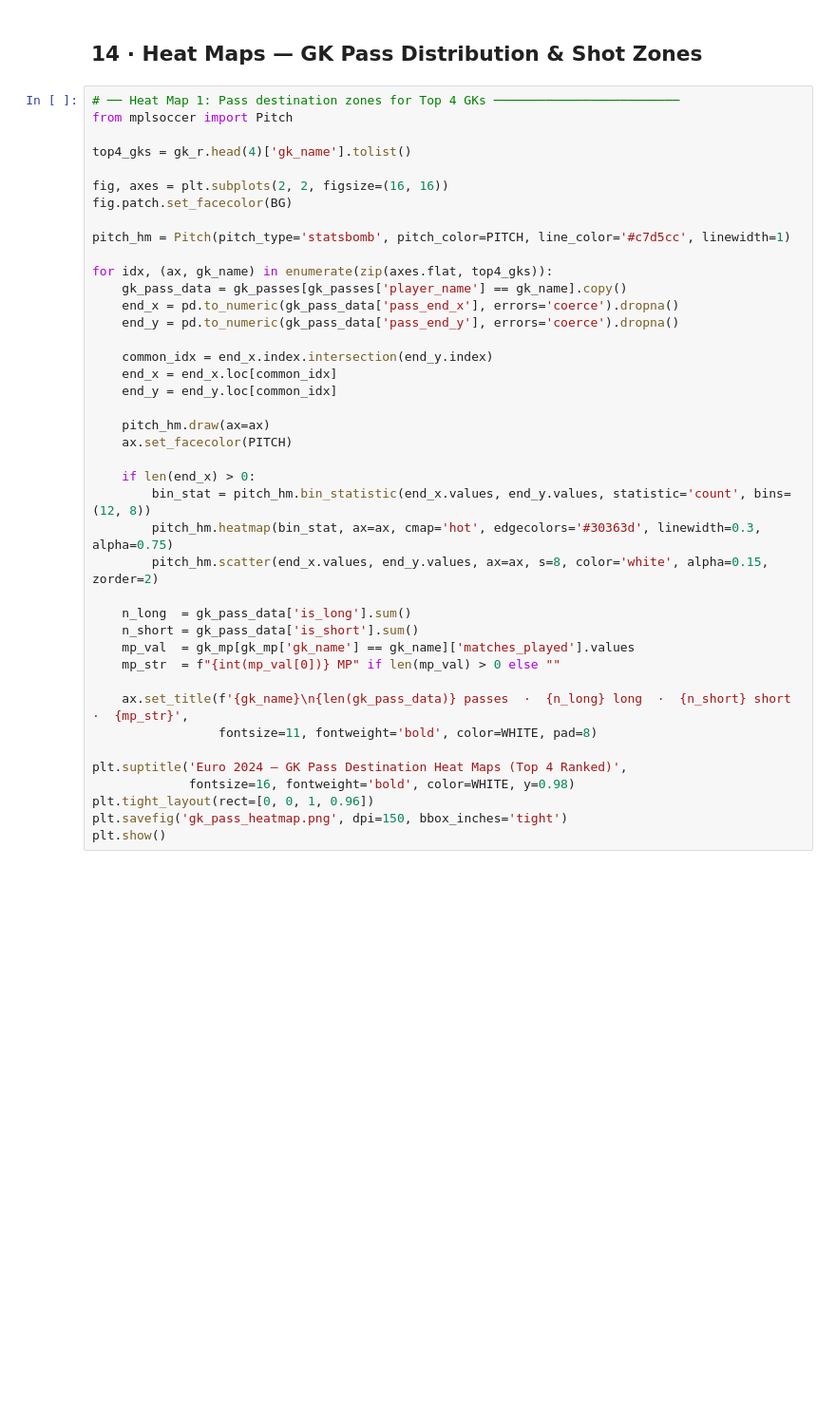
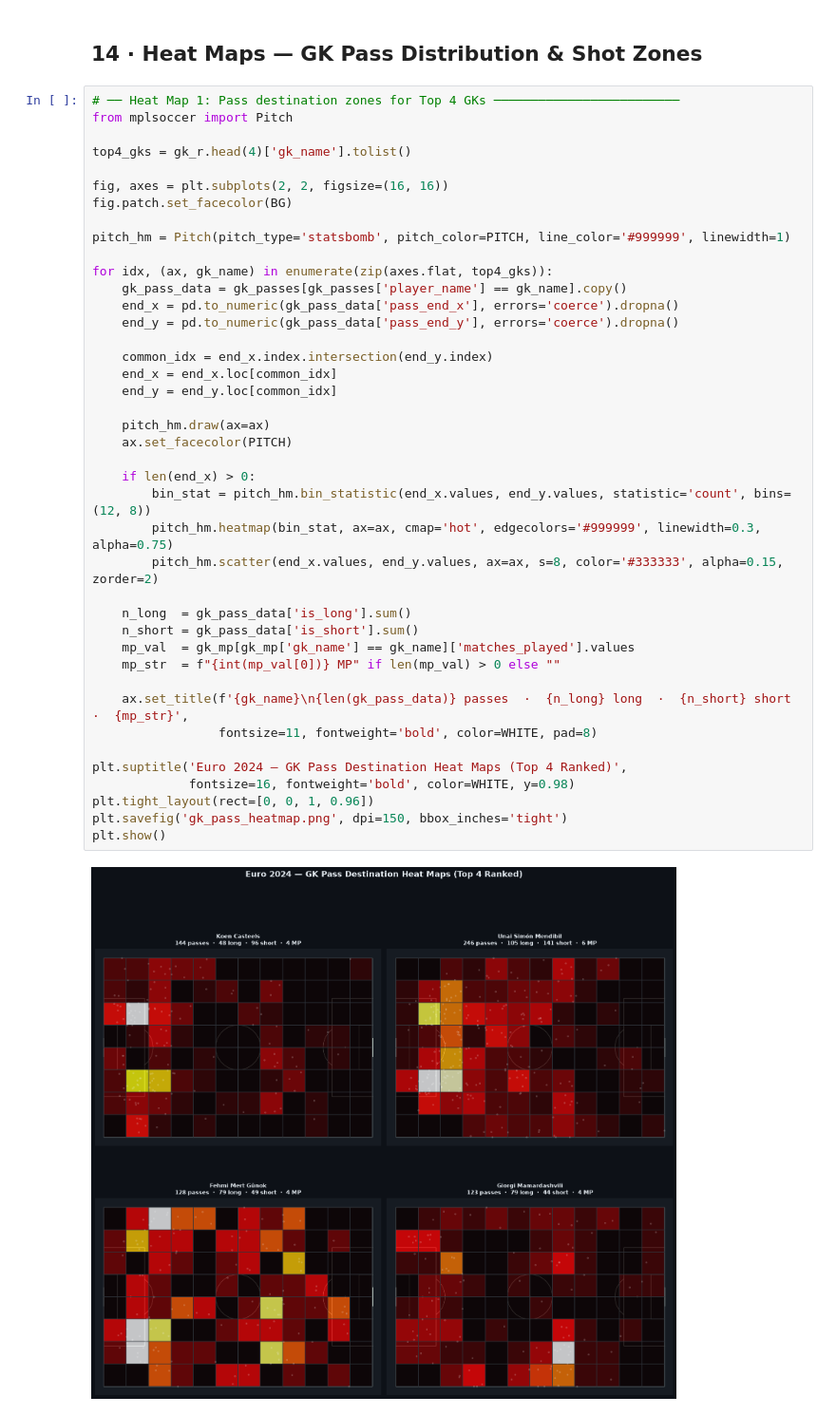
Before and after one commit to prashanth7-creator/Gk-analysis, a Jupyter notebook: notebooks/Euro2024_GK_Analysis.ipynb, the cells around one changed output. Shown at 95% size. Saved outputs shown, nothing was run; the diff lists cells and outputs as text; blank space fills up the shorter version.

```diff
--- a/notebooks/Euro2024_GK_Analysis.ipynb
+++ b/notebooks/Euro2024_GK_Analysis.ipynb
@@ -885,38 +999,40 @@ top4_gks = gk_r.head(4)['gk_name'].tolist()
 fig, axes = plt.subplots(2, 2, figsize=(16, 16))
 fig.patch.set_facecolor(BG)
 
-pitch_hm = Pitch(pitch_type='statsbomb', pitch_color=PITCH, line_color='#c7d5cc', linewidth=1)
+pitch_hm = Pitch(pitch_type='statsbomb', pitch_color=PITCH, line_color='#999999', linewidth=1)
 
 for idx, (ax, gk_name) in enumerate(zip(axes.flat, top4_gks)):
     gk_pass_data = gk_passes[gk_passes['player_name'] == gk_name].copy()
     end_x = pd.to_numeric(gk_pass_data['pass_end_x'], errors='coerce').dropna()
     end_y = pd.to_numeric(gk_pass_data['pass_end_y'], errors='coerce').dropna()
 
     common_idx = end_x.index.intersection(end_y.index)
     end_x = end_x.loc[common_idx]
     end_y = end_y.loc[common_idx]
 
     pitch_hm.draw(ax=ax)
     ax.set_facecolor(PITCH)
 
     if len(end_x) > 0:
         bin_stat = pitch_hm.bin_statistic(end_x.values, end_y.values, statistic='count', bins=(12, 8))
-        pitch_hm.heatmap(bin_stat, ax=ax, cmap='hot', edgecolors='#30363d', linewidth=0.3, alpha=0.75)
-        pitch_hm.scatter(end_x.values, end_y.values, ax=ax, s=8, color='white', alpha=0.15, zorder=2)
+        pitch_hm.heatmap(bin_stat, ax=ax, cmap='hot', edgecolors='#999999', linewidth=0.3, alpha=0.75)
+        pitch_hm.scatter(end_x.values, end_y.values, ax=ax, s=8, color='#333333', alpha=0.15, zorder=2)
 
     n_long  = gk_pass_data['is_long'].sum()
     n_short = gk_pass_data['is_short'].sum()
     mp_val  = gk_mp[gk_mp['gk_name'] == gk_name]['matches_played'].values
     mp_str  = f"{int(mp_val[0])} MP" if len(mp_val) > 0 else ""
 
     ax.set_title(f'{gk_name}\n{len(gk_pass_data)} passes  ·  {n_long} long  ·  {n_short} short  ·  {mp_str}',
                  fontsize=11, fontweight='bold', color=WHITE, pad=8)
 
 plt.suptitle('Euro 2024 — GK Pass Destination Heat Maps (Top 4 Ranked)',
              fontsize=16, fontweight='bold', color=WHITE, y=0.98)
 plt.tight_layout(rect=[0, 0, 1, 0.96])
 plt.savefig('gk_pass_heatmap.png', dpi=150, bbox_inches='tight')
 plt.show()
+# %% [output]
+[figure, added]
 # %%
 # ── Heat Map 2: Shots Faced Zone Heat Map for #1 GK ──────────────────────────
 top_gk = gk_r.iloc[0]['gk_name']
```
Also changed, not shown: parts of 24 cells of this notebook, 20 other files.
